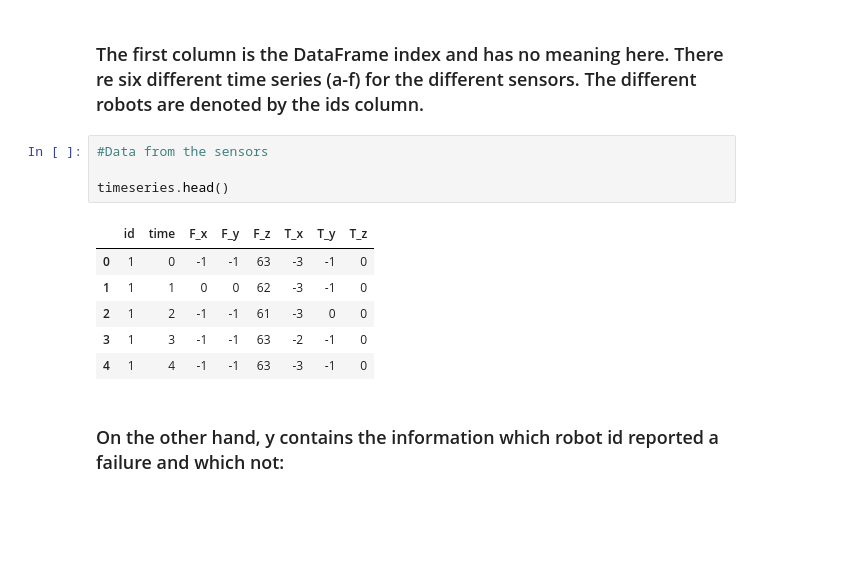
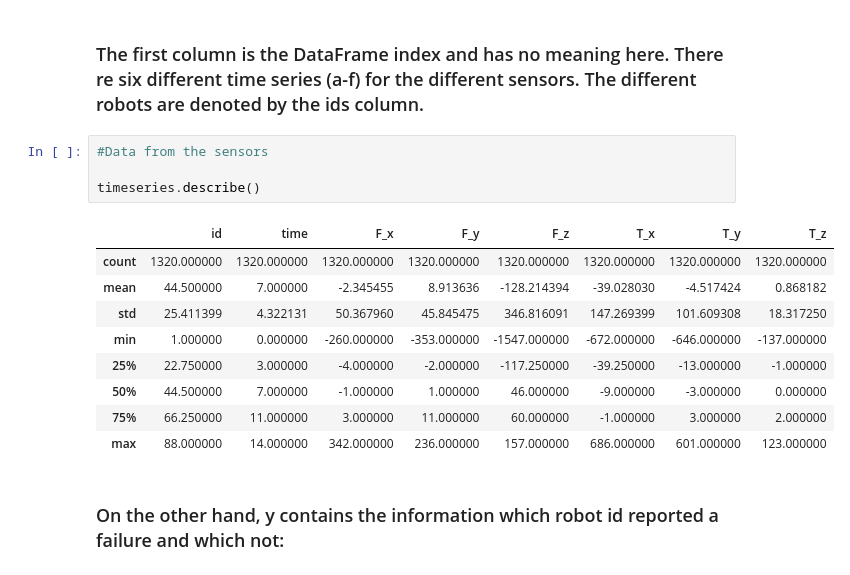
Before and after one commit to noshaq/Vehicle_remote_sensing, a Jupyter notebook: Robot_failure.ipynb, the cells around one changed output. Drawn from its saved outputs; the diff is of its cells as text; blank space fills up the shorter version.

```diff
--- a/Robot_failure.ipynb
+++ b/Robot_failure.ipynb
@@ -27,13 +27,16 @@ timeseries, y = load_robot_execution_failures()
 # %%
 #Data from the sensors
 
-timeseries.head()
+timeseries.describe()
 # %% [output]
 |  | id | time | F_x | F_y | F_z | T_x | T_y | T_z |
-| 0 | 1 | 0 | -1 | -1 | 63 | -3 | -1 | 0 |
-| 1 | 1 | 1 | 0 | 0 | 62 | -3 | -1 | 0 |
-| 2 | 1 | 2 | -1 | -1 | 61 | -3 | 0 | 0 |
-| 3 | 1 | 3 | -1 | -1 | 63 | -2 | -1 | 0 |
-| 4 | 1 | 4 | -1 | -1 | 63 | -3 | -1 | 0 |
+| count | 1320.000000 | 1320.000000 | 1320.000000 | 1320.000000 | 1320.000000 | 1320.000000 | 1320.000000 | 1320.000000 |
+| mean | 44.500000 | 7.000000 | -2.345455 | 8.913636 | -128.214394 | -39.028030 | -4.517424 | 0.868182 |
+| std | 25.411399 | 4.322131 | 50.367960 | 45.845475 | 346.816091 | 147.269399 | 101.609308 | 18.317250 |
+| min | 1.000000 | 0.000000 | -260.000000 | -353.000000 | -1547.000000 | -672.000000 | -646.000000 | -137.000000 |
+| 25% | 22.750000 | 3.000000 | -4.000000 | -2.000000 | -117.250000 | -39.250000 | -13.000000 | -1.000000 |
+| 50% | 44.500000 | 7.000000 | -1.000000 | 1.000000 | 46.000000 | -9.000000 | -3.000000 | 0.000000 |
+| 75% | 66.250000 | 11.000000 | 3.000000 | 11.000000 | 60.000000 | -1.000000 | 3.000000 | 2.000000 |
+| max | 88.000000 | 14.000000 | 342.000000 | 236.000000 | 157.000000 | 686.000000 | 601.000000 | 123.000000 |
 # %% [markdown]
 ### On the other hand, y contains the information which robot id reported a failure and which not:
```
Also changed, not shown: parts of 6 cells of this notebook, 5 other files.
